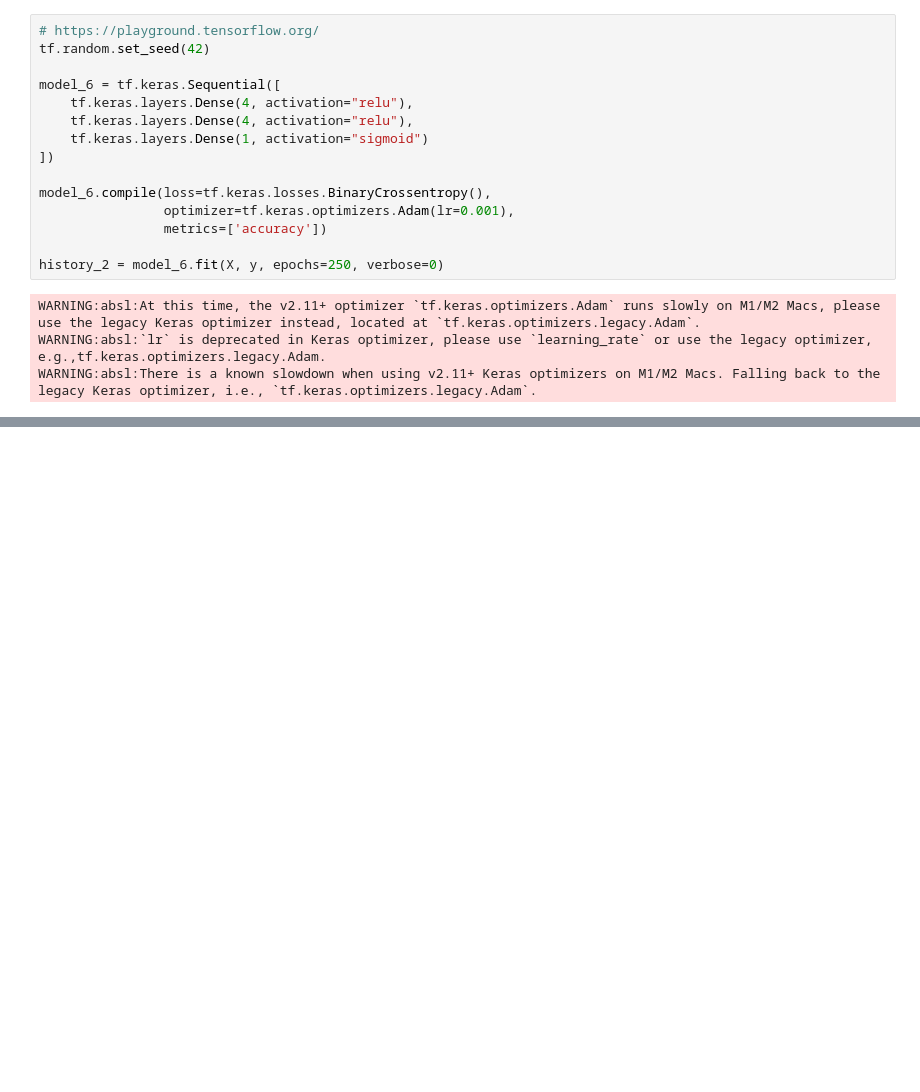
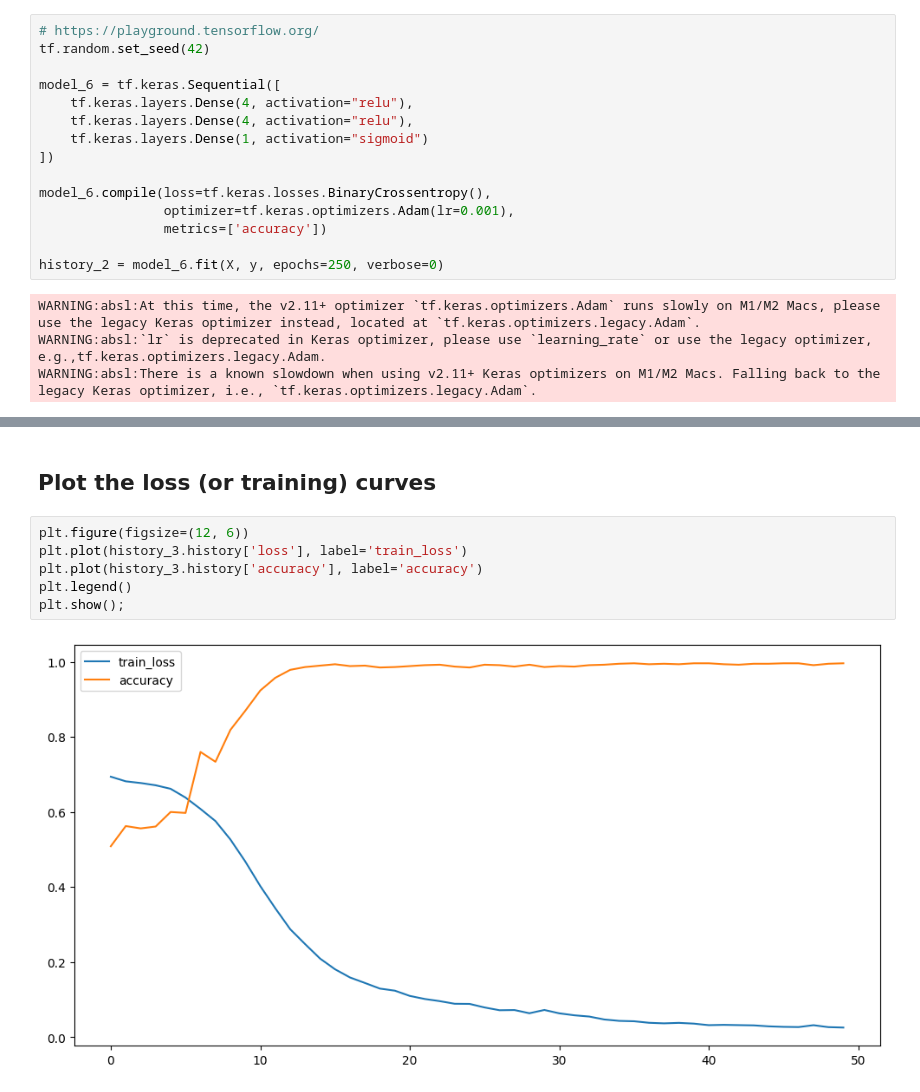
Before and after one commit to Jammal7/Introduction_to_Data_Science, a Jupyter notebook: Deep Learning/Tensorflow/02_neural_network_classification.ipynb, the cells around one changed output, grey strips where cells are left out. Cells and saved outputs as stored; diff of their text form; blank space fills up the shorter version.

```diff
--- a/Deep Learning/Tensorflow/02_neural_network_classification.ipynb
+++ b/Deep Learning/Tensorflow/02_neural_network_classification.ipynb
@@ -306,0 +397,10 @@ doing binary classification
+# %% [markdown]
+## Plot the loss (or training) curves
+# %%
+plt.figure(figsize=(12, 6))
+plt.plot(history_3.history['loss'], label='train_loss')
+plt.plot(history_3.history['accuracy'], label='accuracy')
+plt.legend()
+plt.show();
+# %% [output]
+[figure, added]
```
Also changed, not shown: parts of 28 cells of this notebook.
